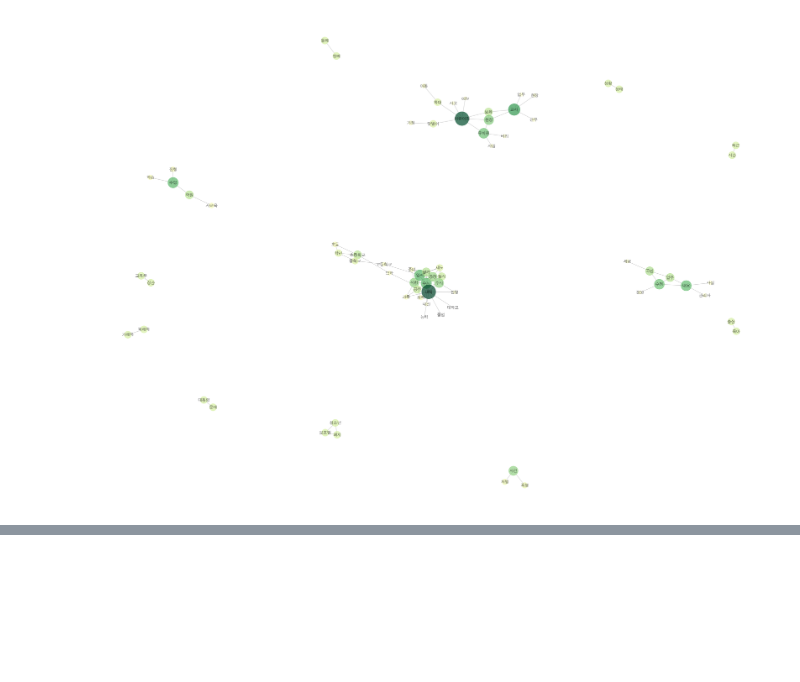
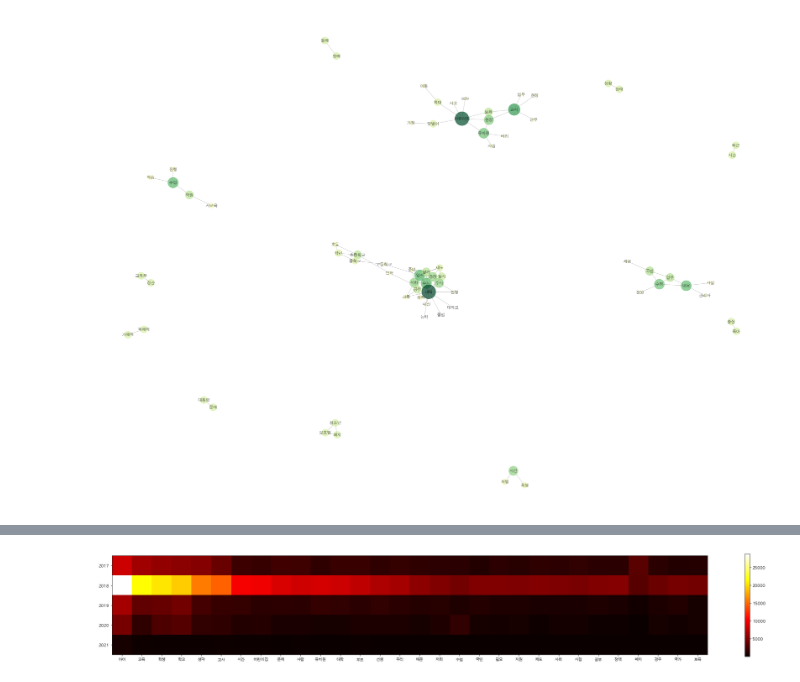
Before and after one commit to nan-noo/web-crawling, a Jupyter notebook: network.ipynb, the cells around one changed output, grey strips where cells are left out. Drawn from its saved outputs; the diff is of its cells as text; code cells hidden in the pictures; blank space fills up the shorter version.

Commit message:
Update network.ipynb
add heatmap code

```diff
--- a/network.ipynb
+++ b/network.ipynb
@@ -123,0 +149,4 @@ plt.savefig('./final_data/networkGraph.png', bbox_inches='tight')
+# %%
+word_counter = pd.DataFrame(word_counter, index=[0])
+print(word_counter)
+#unigram_counter.to_excel('./modi_data/unigram_counter.xlsx')
@@ -123,0 +161,3 @@ plt.savefig('./final_data/networkGraph.png', bbox_inches='tight')
+# %%
+word_counter = word_counter.sort_values(by=0, axis=1, ascending=False)
+print(word_counter)
@@ -123,0 +172,28 @@ plt.savefig('./final_data/networkGraph.png', bbox_inches='tight')
+# %%
+#print(list(word_counter.columns)[:30])
+top30 = list(word_counter.columns)[:30]
+# %%
+# hitmap을 위한 dataframe 만들기 (years, words)
+df_h = pd.DataFrame()
+
+for year in range(2017, 2022):
+    data = pd.read_csv("./modi_data/data_" + str(year) + ".csv") ############
+
+    tokenized2 = data['full_data'].apply(lambda row: khaiiiTokenizer(row))
+    print("========= tokenization" + str(year) + " completed =========")
+
+    word_list = []
+    for i in range(len(tokenized2)):
+        word_list.extend(tokenized2[i])
+
+    word_counter = defaultdict(int)
+    for word in word_list:
+        if word in top30:
+            word_counter[word] += 1
+
+    word_counter = pd.DataFrame(word_counter, index=[year])
+    word_counter = word_counter[top30] # 순서 맞춰주기
+    df_h = pd.concat([df_h, word_counter]) # 연도별로 합치기
+    #print(word_counter)
+
+print(df_h)
@@ -123,0 +221,12 @@ plt.savefig('./final_data/networkGraph.png', bbox_inches='tight')
+# %%
+# hitmap graph
+#df_h = df_h.transpose() # 행열 전환
+#print(df_h)
+plt.figure(figsize=(35, 5))
+plt.xticks(range(len(top30)), df_h.columns)
+plt.yticks(range(len(df_h)), df_h.index)
+plt.imshow(df_h, cmap='hot')
+plt.colorbar()
+plt.show()
+# %% [output]
+[figure, added]
```
Also changed, not shown: parts of 6 cells of this notebook.
